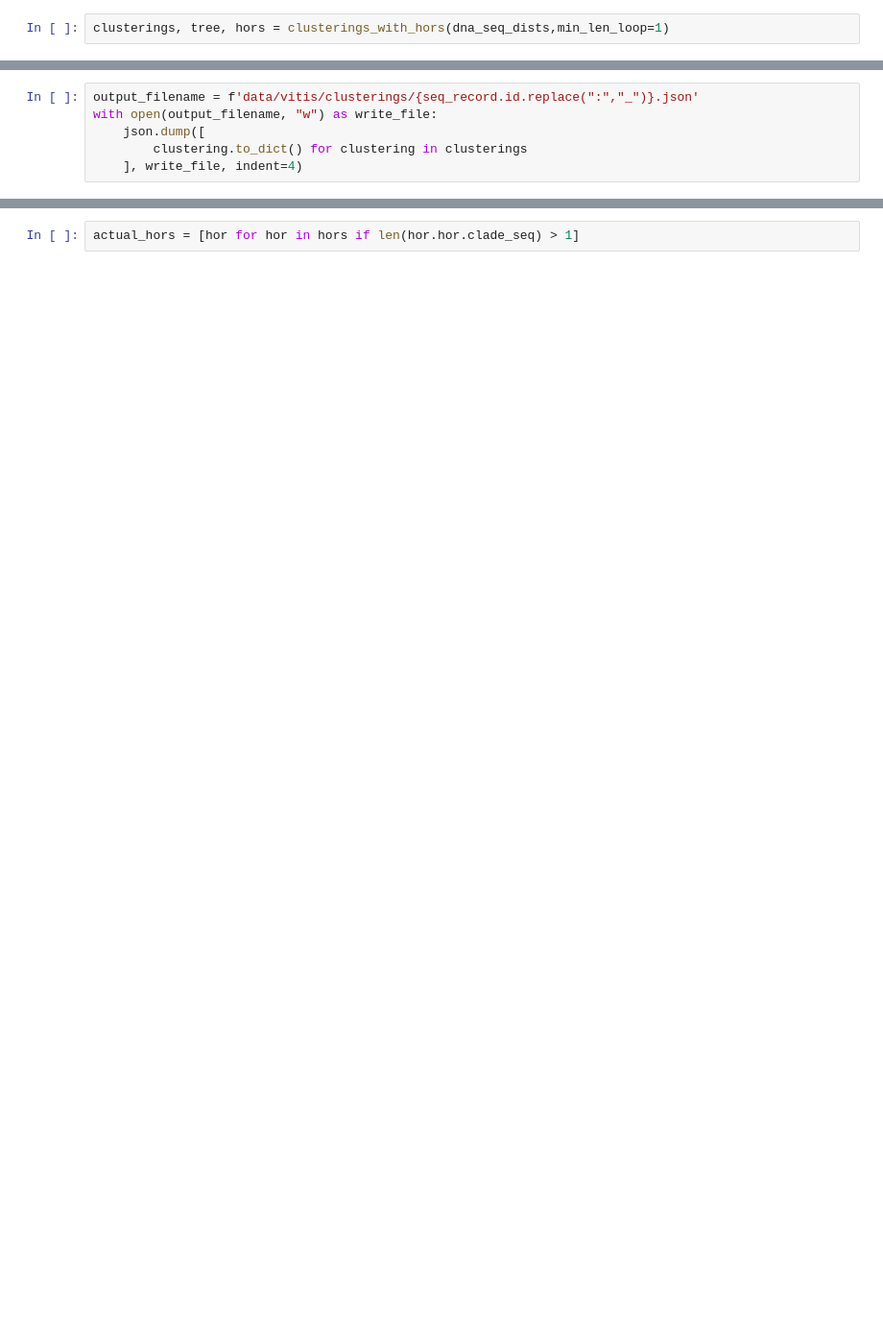
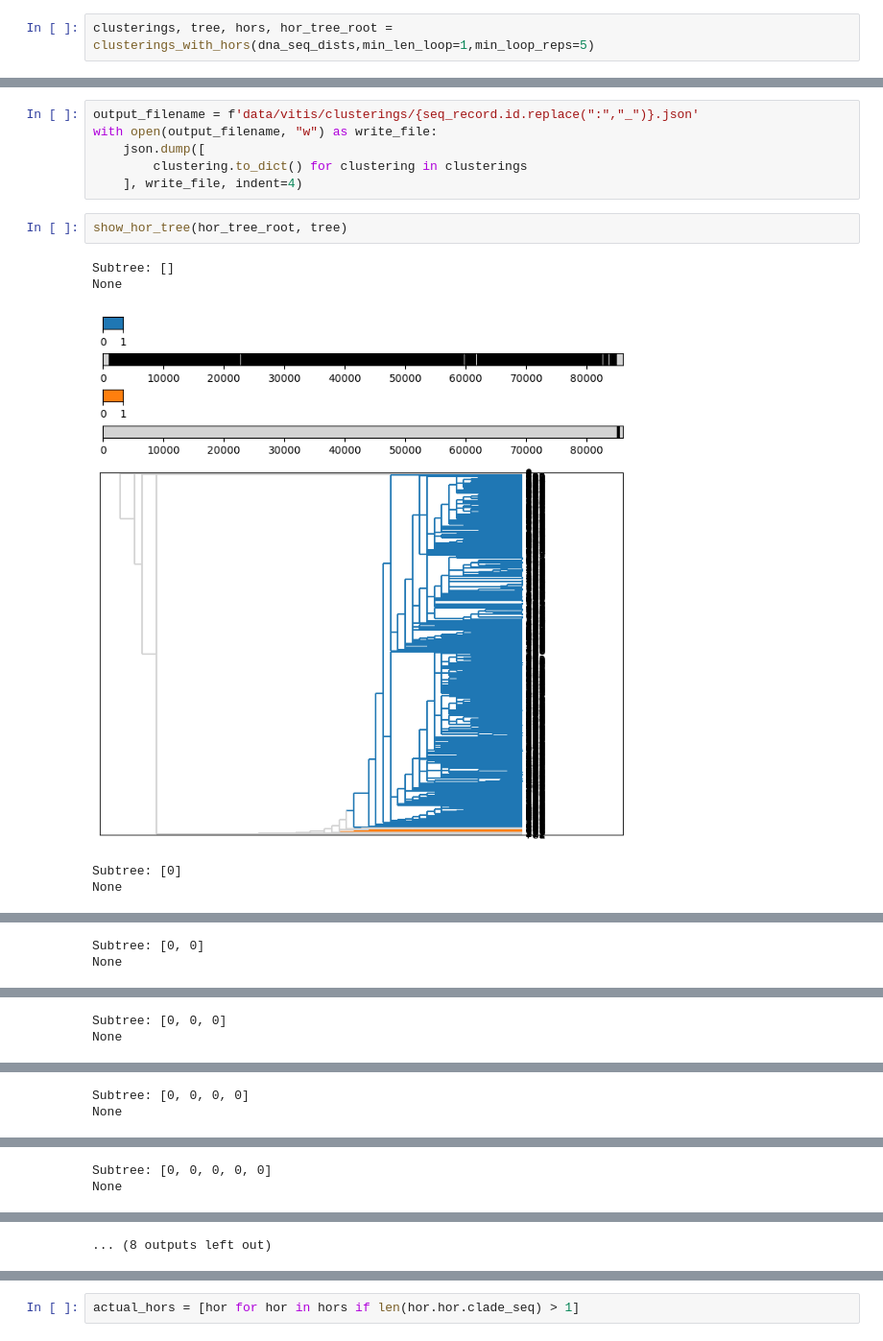
Before and after one commit to CENdetectHOR/CENdetectHOR_lib, a Jupyter notebook: findHORsSplitByMonomerSize.ipynb, the cells around one changed output, grey strips where cells are left out. Shown at 96% size. Saved outputs shown, nothing was run; the diff lists cells and outputs as text; blank space fills up the shorter version.

Commit message:
Add tree of HORs

```diff
--- a/findHORsSplitByMonomerSize.ipynb
+++ b/findHORsSplitByMonomerSize.ipynb
@@ -45,7 +45,7 @@ plt.matshow(dna_seq_dists)
 # %%
 # plt.matshow(matrix_closure(dna_seq_dists<=4))
 # %%
-clusterings, tree, hors = clusterings_with_hors(dna_seq_dists,min_len_loop=1)
+clusterings, tree, hors, hor_tree_root = clusterings_with_hors(dna_seq_dists,min_len_loop=1,min_loop_reps=5)
 # %% [output]
 Start of clusterings_with_hors
 merge_clusters with distance as (803, 803), clusters as (), and max distance 0
@@ -155,3 +157,11 @@ with open(output_filename, "w") as write_file:
     json.dump([
         clustering.to_dict() for clustering in clusterings
     ], write_file, indent=4)
+# %%
+show_hor_tree(hor_tree_root, tree)
+# %% [output]
+Subtree: []
+None
+[figure, added]
+Subtree: [0]
+None
@@ -157,0 +169,2 @@ with open(output_filename, "w") as write_file:
+Subtree: [0, 0]
+None
@@ -157,0 +172,2 @@ with open(output_filename, "w") as write_file:
+Subtree: [0, 0, 0]
+None
@@ -157,0 +175,2 @@ with open(output_filename, "w") as write_file:
+Subtree: [0, 0, 0, 0]
+None
@@ -157,0 +178,2 @@ with open(output_filename, "w") as write_file:
+Subtree: [0, 0, 0, 0, 0]
+None
@@ -157,0 +181 @@ with open(output_filename, "w") as write_file:
+... (8 outputs left out)
```
Also changed, not shown: parts of 6 cells of this notebook, 3 other files.
